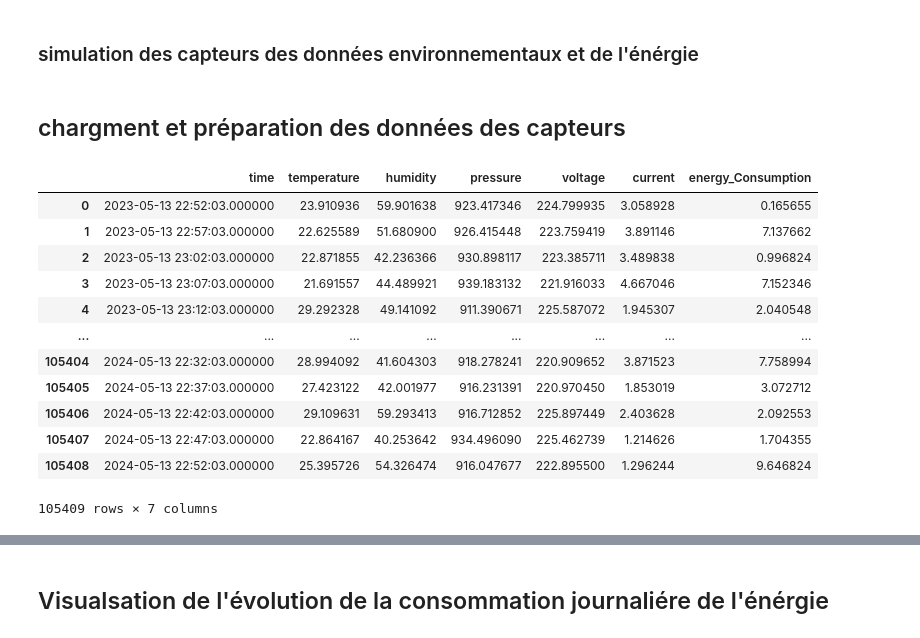
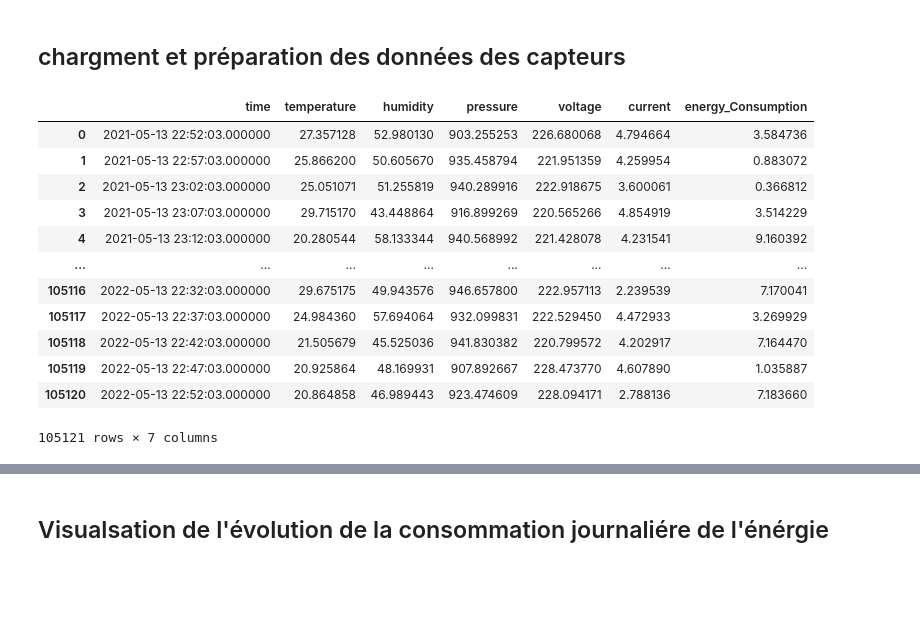
Before and after one commit to nagatoOzumaki/IOTCPM_INPT, a Jupyter notebook: data/dataset/predict energy consumption.ipynb, the cells around one changed output, grey strips where cells are left out. Saved outputs shown, nothing was run; the diff lists cells and outputs as text; code cells hidden in the pictures; blank space fills up the shorter version.

```diff
--- a/data/dataset/predict energy consumption.ipynb
+++ b/data/dataset/predict energy consumption.ipynb
@@ -1,5 +1,3 @@
-# %% [markdown]
-###  simulation des capteurs des données environnementaux et de l'énérgie
 # %%
 import pandas as pd
 import random
@@ -49,22 +15,22 @@ df.to_csv('sensor_data.csv', index=False)
 df.to_csv('sensor_data.csv', index=False)
 # %%
 # visualisation de la Dataset
-dataset = pd.read_csv("sensor_data.csv")
+dataset = pd.read_csv("dataset_sensors.csv")
 dataset
 # %% [output]
 |  | time | temperature | humidity | pressure | voltage | current | energy_Consumption |
-| 0 | 2023-05-13 22:52:03.000000 | 23.910936 | 59.901638 | 923.417346 | 224.799935 | 3.058928 | 0.165655 |
-| 1 | 2023-05-13 22:57:03.000000 | 22.625589 | 51.680900 | 926.415448 | 223.759419 | 3.891146 | 7.137662 |
-| 2 | 2023-05-13 23:02:03.000000 | 22.871855 | 42.236366 | 930.898117 | 223.385711 | 3.489838 | 0.996824 |
-| 3 | 2023-05-13 23:07:03.000000 | 21.691557 | 44.489921 | 939.183132 | 221.916033 | 4.667046 | 7.152346 |
-| 4 | 2023-05-13 23:12:03.000000 | 29.292328 | 49.141092 | 911.390671 | 225.587072 | 1.945307 | 2.040548 |
+| 0 | 2021-05-13 22:52:03.000000 | 27.357128 | 52.980130 | 903.255253 | 226.680068 | 4.794664 | 3.584736 |
+| 1 | 2021-05-13 22:57:03.000000 | 25.866200 | 50.605670 | 935.458794 | 221.951359 | 4.259954 | 0.883072 |
+| 2 | 2021-05-13 23:02:03.000000 | 25.051071 | 51.255819 | 940.289916 | 222.918675 | 3.600061 | 0.366812 |
+| 3 | 2021-05-13 23:07:03.000000 | 29.715170 | 43.448864 | 916.899269 | 220.565266 | 4.854919 | 3.514229 |
+| 4 | 2021-05-13 23:12:03.000000 | 20.280544 | 58.133344 | 940.568992 | 221.428078 | 4.231541 | 9.160392 |
 | ... | ... | ... | ... | ... | ... | ... | ... |
-| 105404 | 2024-05-13 22:32:03.000000 | 28.994092 | 41.604303 | 918.278241 | 220.909652 | 3.871523 | 7.758994 |
-| 105405 | 2024-05-13 22:37:03.000000 | 27.423122 | 42.001977 | 916.231391 | 220.970450 | 1.853019 | 3.072712 |
-| 105406 | 2024-05-13 22:42:03.000000 | 29.109631 | 59.293413 | 916.712852 | 225.897449 | 2.403628 | 2.092553 |
-| 105407 | 2024-05-13 22:47:03.000000 | 22.864167 | 40.253642 | 934.496090 | 225.462739 | 1.214626 | 1.704355 |
-| 105408 | 2024-05-13 22:52:03.000000 | 25.395726 | 54.326474 | 916.047677 | 222.895500 | 1.296244 | 9.646824 |
+| 105116 | 2022-05-13 22:32:03.000000 | 29.675175 | 49.943576 | 946.657800 | 222.957113 | 2.239539 | 7.170041 |
+| 105117 | 2022-05-13 22:37:03.000000 | 24.984360 | 57.694064 | 932.099831 | 222.529450 | 4.472933 | 3.269929 |
+| 105118 | 2022-05-13 22:42:03.000000 | 21.505679 | 45.525036 | 941.830382 | 220.799572 | 4.202917 | 7.164470 |
+| 105119 | 2022-05-13 22:47:03.000000 | 20.925864 | 48.169931 | 907.892667 | 228.473770 | 4.607890 | 1.035887 |
+| 105120 | 2022-05-13 22:52:03.000000 | 20.864858 | 46.989443 | 923.474609 | 228.094171 | 2.788136 | 7.183660 |
-105409 rows × 7 columns
+105121 rows × 7 columns
 # %%
 # Supprimer les lignes contenant des valeurs manquantes (NaN) du DataFrame "dataset".
 dataset = dataset.dropna()
```
Also changed, not shown: parts of 11 cells of this notebook.
